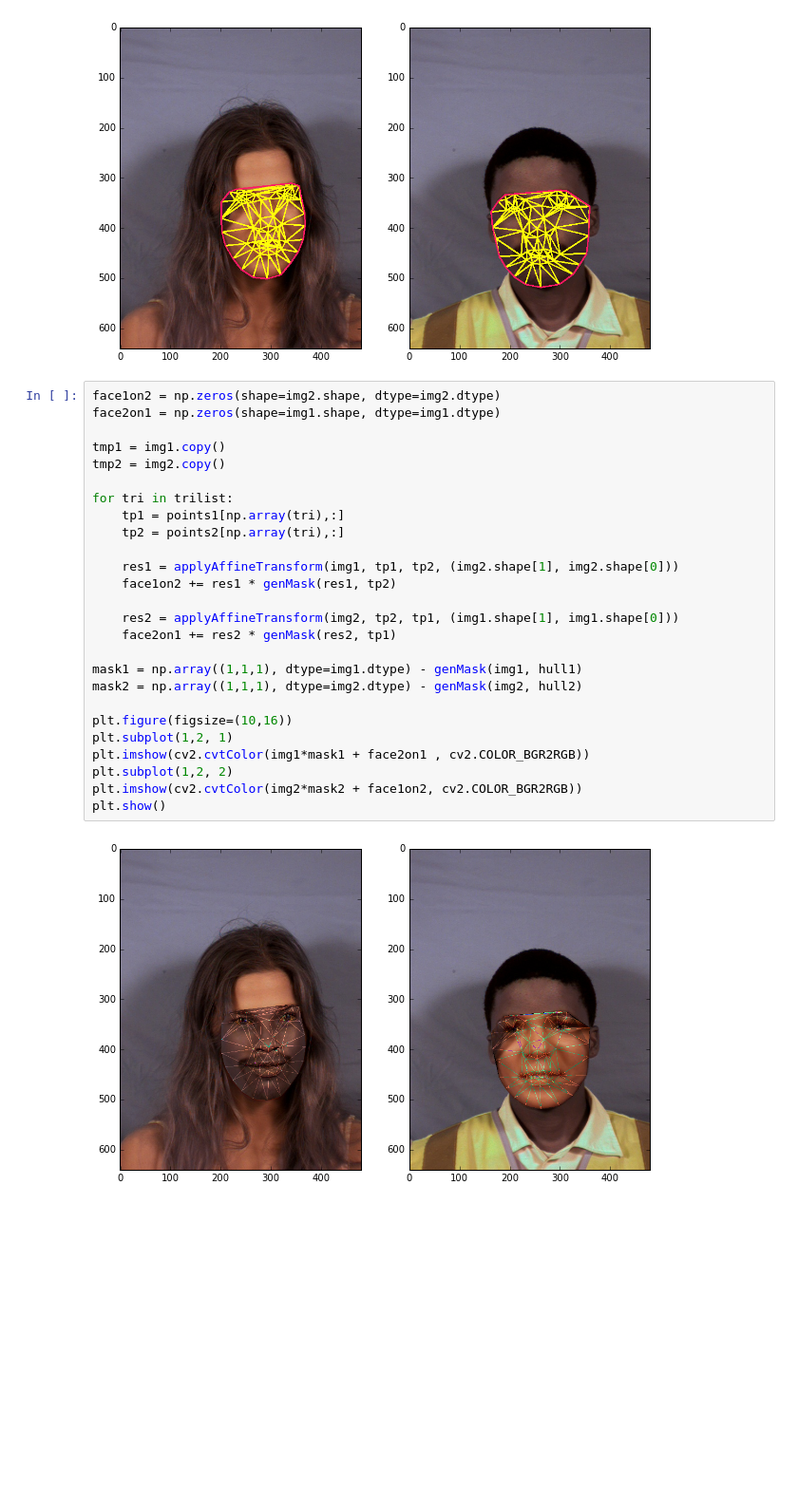
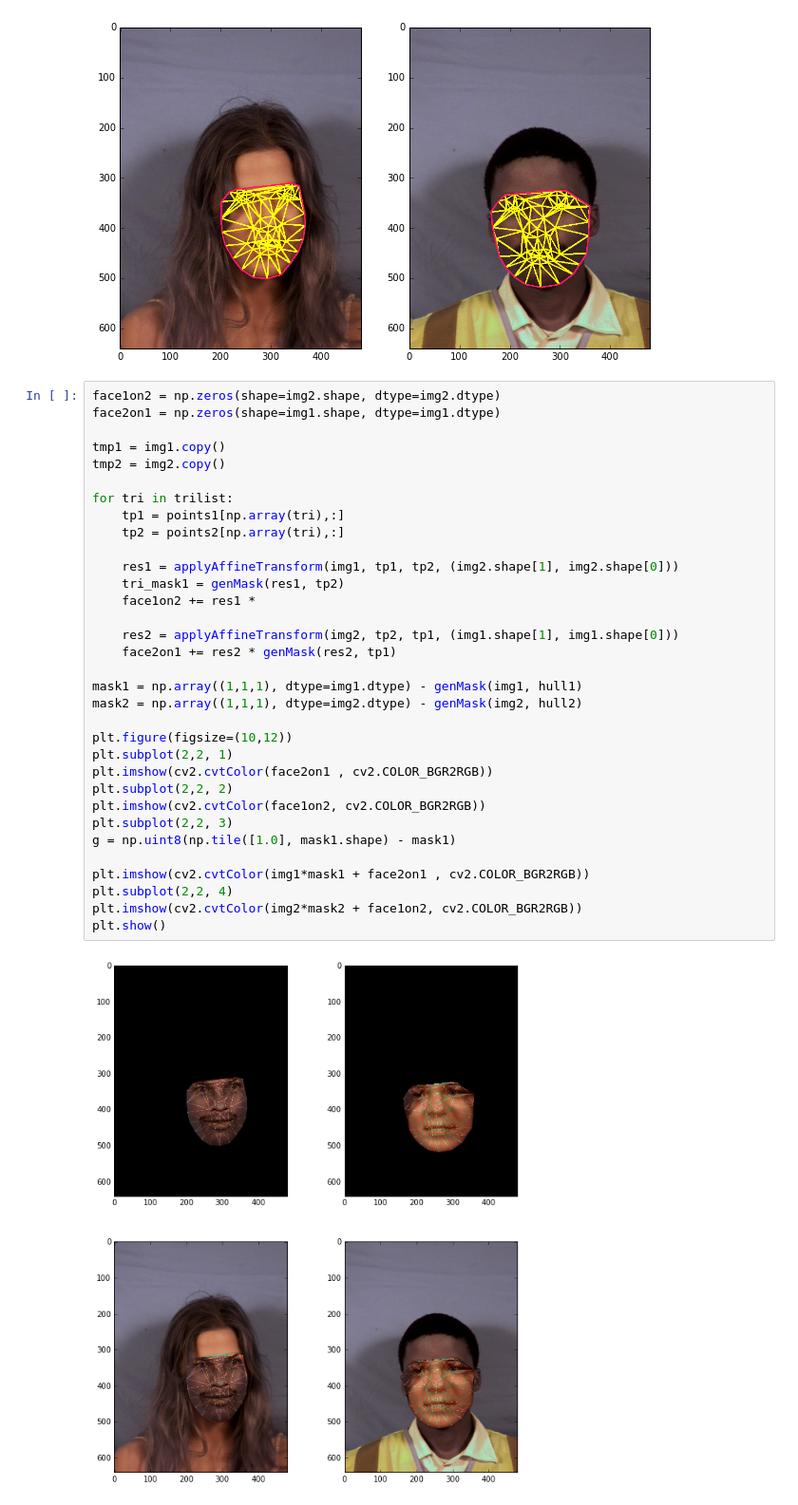
Before and after one commit to vmirly/DataScience, a Jupyter notebook: notebooks/computer-vision/face-swapping.ipynb, the cells around one changed output. Shown at 95% size. Cells and saved outputs as stored; diff of their text form; blank space fills up the shorter version.

Commit message:
swapping faces

```diff
--- a/notebooks/computer-vision/face-swapping.ipynb
+++ b/notebooks/computer-vision/face-swapping.ipynb
@@ -245,28 +245,35 @@ plt.show()
 # %%
 face1on2 = np.zeros(shape=img2.shape, dtype=img2.dtype)
 face2on1 = np.zeros(shape=img1.shape, dtype=img1.dtype)
 
 tmp1 = img1.copy()
 tmp2 = img2.copy()
 
 for tri in trilist:
     tp1 = points1[np.array(tri),:]
     tp2 = points2[np.array(tri),:]
 
     res1 = applyAffineTransform(img1, tp1, tp2, (img2.shape[1], img2.shape[0]))
-    face1on2 += res1 * genMask(res1, tp2)
+    tri_mask1 = genMask(res1, tp2)
+    face1on2 += res1 *
 
     res2 = applyAffineTransform(img2, tp2, tp1, (img1.shape[1], img1.shape[0]))
     face2on1 += res2 * genMask(res2, tp1)
 
 mask1 = np.array((1,1,1), dtype=img1.dtype) - genMask(img1, hull1)
 mask2 = np.array((1,1,1), dtype=img2.dtype) - genMask(img2, hull2)
 
-plt.figure(figsize=(10,16))
-plt.subplot(1,2, 1)
+plt.figure(figsize=(10,12))
+plt.subplot(2,2, 1)
+plt.imshow(cv2.cvtColor(face2on1 , cv2.COLOR_BGR2RGB))
+plt.subplot(2,2, 2)
+plt.imshow(cv2.cvtColor(face1on2, cv2.COLOR_BGR2RGB))
+plt.subplot(2,2, 3)
+g = np.uint8(np.tile([1.0], mask1.shape) - mask1)
+
 plt.imshow(cv2.cvtColor(img1*mask1 + face2on1 , cv2.COLOR_BGR2RGB))
-plt.subplot(1,2, 2)
+plt.subplot(2,2, 4)
 plt.imshow(cv2.cvtColor(img2*mask2 + face1on2, cv2.COLOR_BGR2RGB))
 plt.show()
 # %% [output]
-[figure, old version]
+[figure, new version]
```
Also changed, not shown: parts of 9 cells of this notebook.
